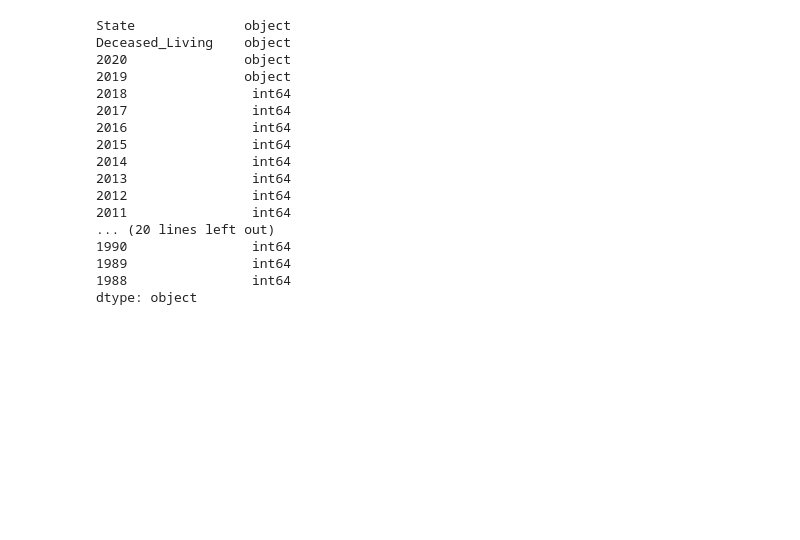
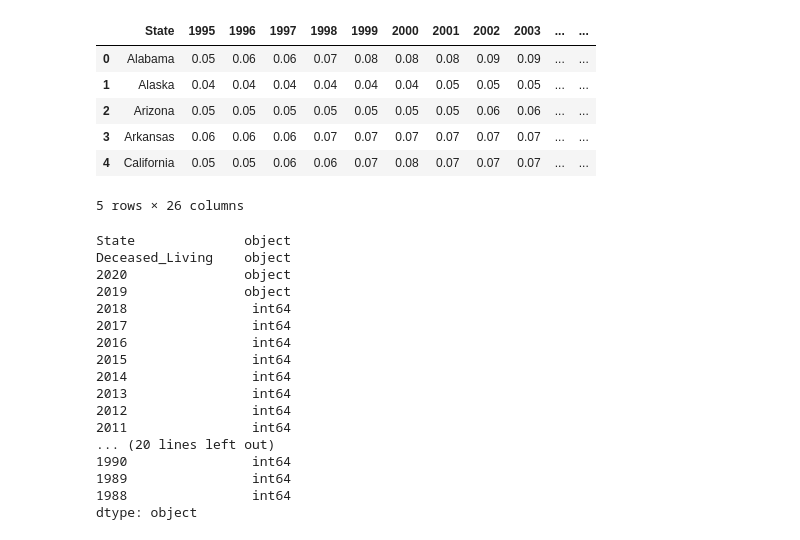
Before and after one commit to Lbrady1025/OPTN-analysis, a Jupyter notebook: csv_to_sql.ipynb, the cells around one changed output. Cells and saved outputs as stored; diff of their text form; code cells hidden in the pictures; blank space fills up the shorter version.

```diff
--- a/csv_to_sql.ipynb
+++ b/csv_to_sql.ipynb
@@ -18,3 +18,5 @@ waitinglist_state = pd.read_csv('resources/waitinglist_state.csv')
 kidney_removal_state_ethnicity = pd.read_csv('resources/kidney_removal_state_ethnicity.csv')
 kidney_removal_state_abo = pd.read_csv('resources/kidney_removal_state_abo.csv')
 kidney_waitlist_additions = pd.read_csv('resources/kidney_waitlist_additions.csv')
+diabetes_state = pd.read_csv('resources/diabetes_state.csv')
+obesity_state = pd.read_csv('resources/obesity_state.csv')
@@ -21,3 +65,13 @@ kidney_waitlist_additions = pd.read_csv('resources/kidney_waitlist_additions.csv
+# %%
+diabetes_state.head()
+# %% [output]
+|  | State | 1995 | 1996 | 1997 | 1998 | 1999 | 2000 | 2001 | 2002 | 2003 | ... | ... |
+| 0 | Alabama | 0.05 | 0.06 | 0.06 | 0.07 | 0.08 | 0.08 | 0.08 | 0.09 | 0.09 | ... | ... |
+| 1 | Alaska | 0.04 | 0.04 | 0.04 | 0.04 | 0.04 | 0.04 | 0.05 | 0.05 | 0.05 | ... | ... |
+| 2 | Arizona | 0.05 | 0.05 | 0.05 | 0.05 | 0.05 | 0.05 | 0.05 | 0.06 | 0.06 | ... | ... |
+| 3 | Arkansas | 0.06 | 0.06 | 0.06 | 0.07 | 0.07 | 0.07 | 0.07 | 0.07 | 0.07 | ... | ... |
+| 4 | California | 0.05 | 0.05 | 0.06 | 0.06 | 0.07 | 0.08 | 0.07 | 0.07 | 0.07 | ... | ... |
+5 rows × 26 columns
 # %%
 #function to convert 2020-1988 to int
 convert_allyears = {'2020': int,
```
Also changed, not shown: parts of 8 cells of this notebook, 47 other files.
